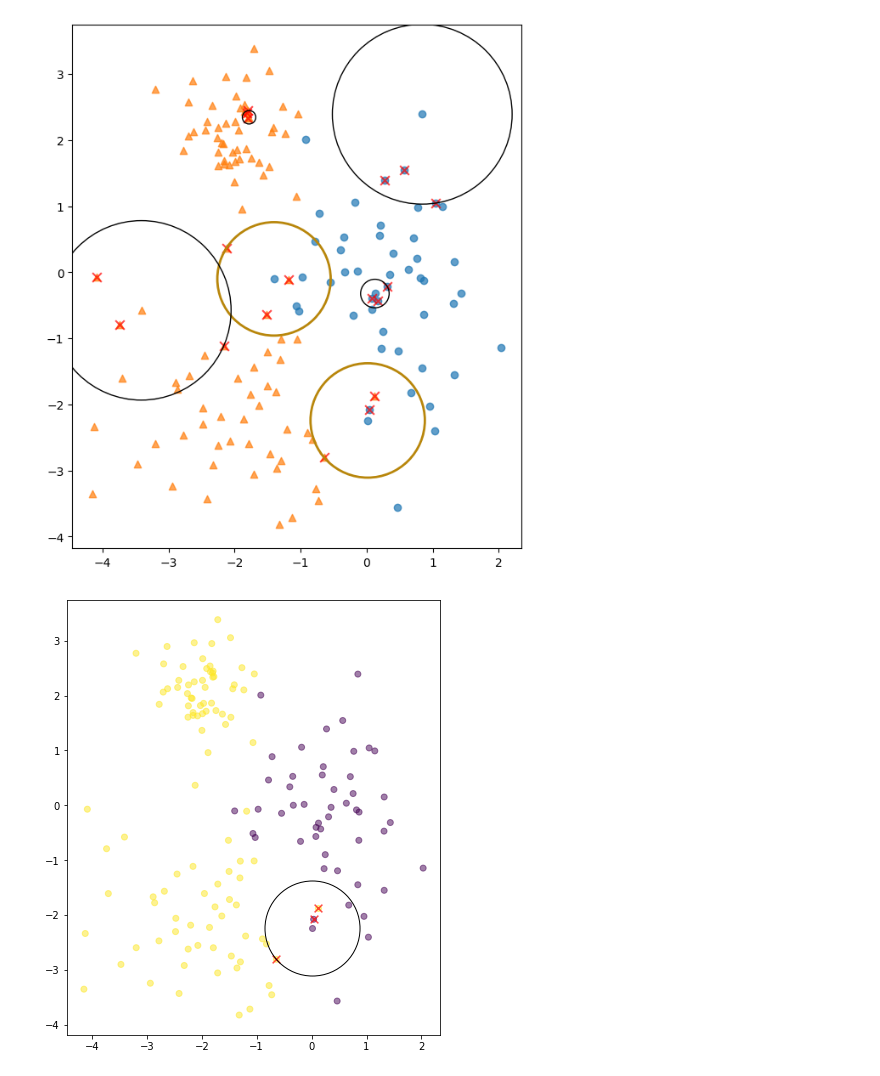
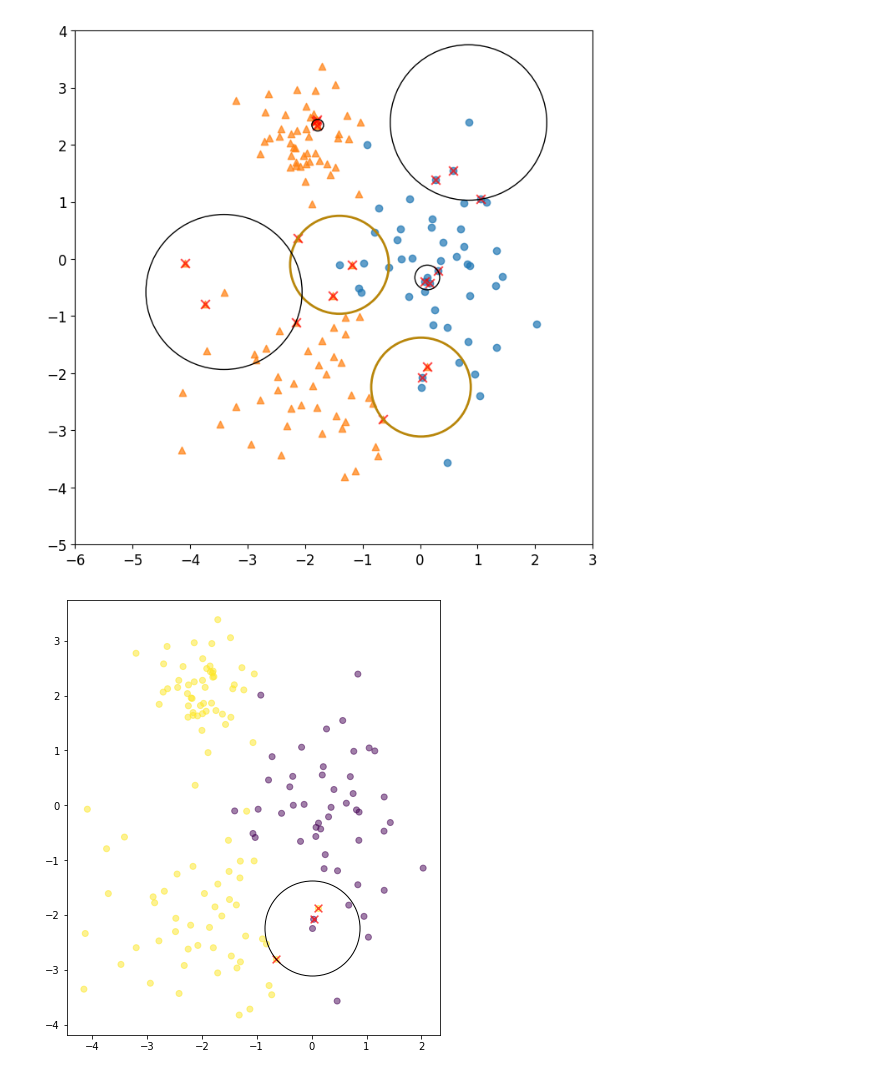
Before and after one commit to URJCDSLab/dynamic_disagreeing_neighbors, a Jupyter notebook: notebooks/2_dynamic_neighbour.ipynb, the cells around one changed output. Saved outputs shown, nothing was run; the diff lists cells and outputs as text; code cells hidden in the pictures.

Commit message:
<CHORE> Update image assets for improved data visualization and analysis.

```diff
--- a/notebooks/2_dynamic_neighbour.ipynb
+++ b/notebooks/2_dynamic_neighbour.ipynb
@@ -32,34 +32,35 @@ import numpy as np
 # Asumimos que tienes X, y, ddn_complexity definidos
 
 figure, axes = plt.subplots(figsize=[8, 8])
 
 # Scatter plot con colores y marcadores según y
 plt.scatter(X[y == 0, 0], X[y == 0, 1], c='tab:blue', marker='o', alpha=0.7)
 plt.scatter(X[y == 1, 0], X[y == 1, 1], c='tab:orange', marker='^', alpha=0.7)
 
 for i in [4, 18, 19, 26, 89, 109]:
     neighbours = X[ddn_complexity.support_neighbours[i]]
     target = X[i]
     radius = ddn_complexity.radius[i]
 
     if i == 4:
         color = 'darkgoldenrod'
         linewidth = 2
     elif i == 26:
         color = 'darkgoldenrod'
         linewidth = 2
     else:
         color = 'black'
         linewidth = 1
 
     Drawing_uncolored_circle = plt.Circle(target, radius, fill=False, color=color, linewidth=linewidth)
 
     plt.scatter(target[0], target[1], alpha=0)
     plt.scatter(neighbours[:, 0], neighbours[:, 1], alpha=0.7, s=60, marker='x', color='red')
-    axes.set_aspect(1)
+    plt.ylim(-5, 4)
+    plt.xlim(-6, 3)
     axes.add_artist(Drawing_uncolored_circle)
-
+axes.tick_params(axis='both', labelsize=12)
 plt.show()
 # %% [output]
-[figure, old version]
+[figure, new version]
 # %%
```
Also changed, not shown: parts of 1 cell of this notebook, 5 other files.
